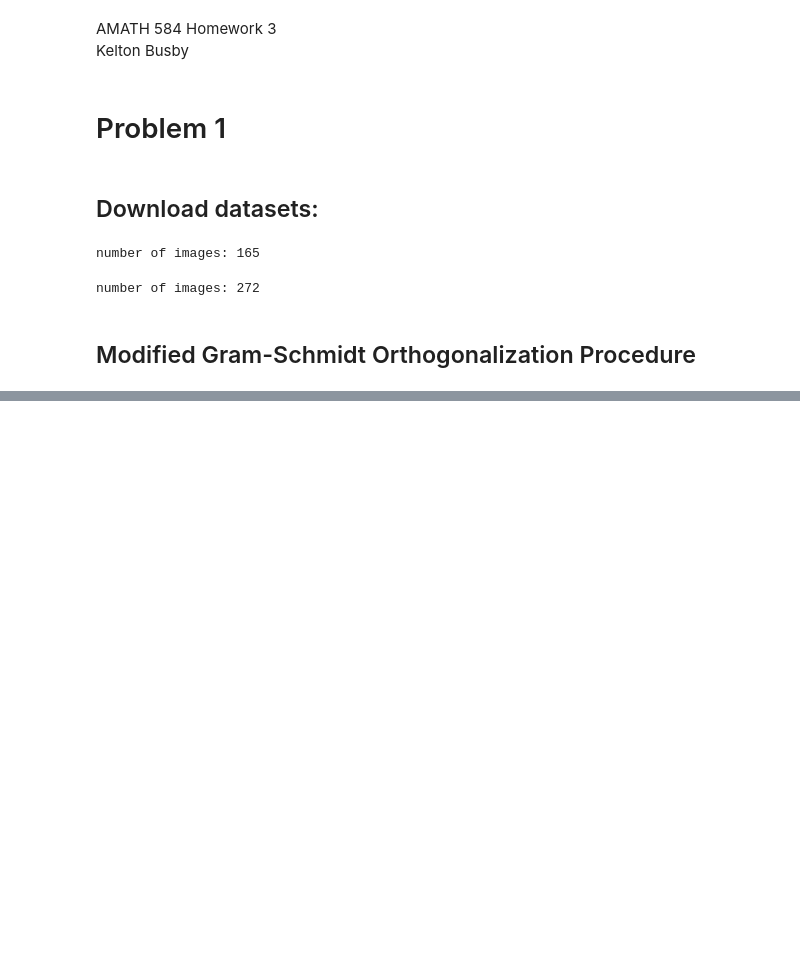
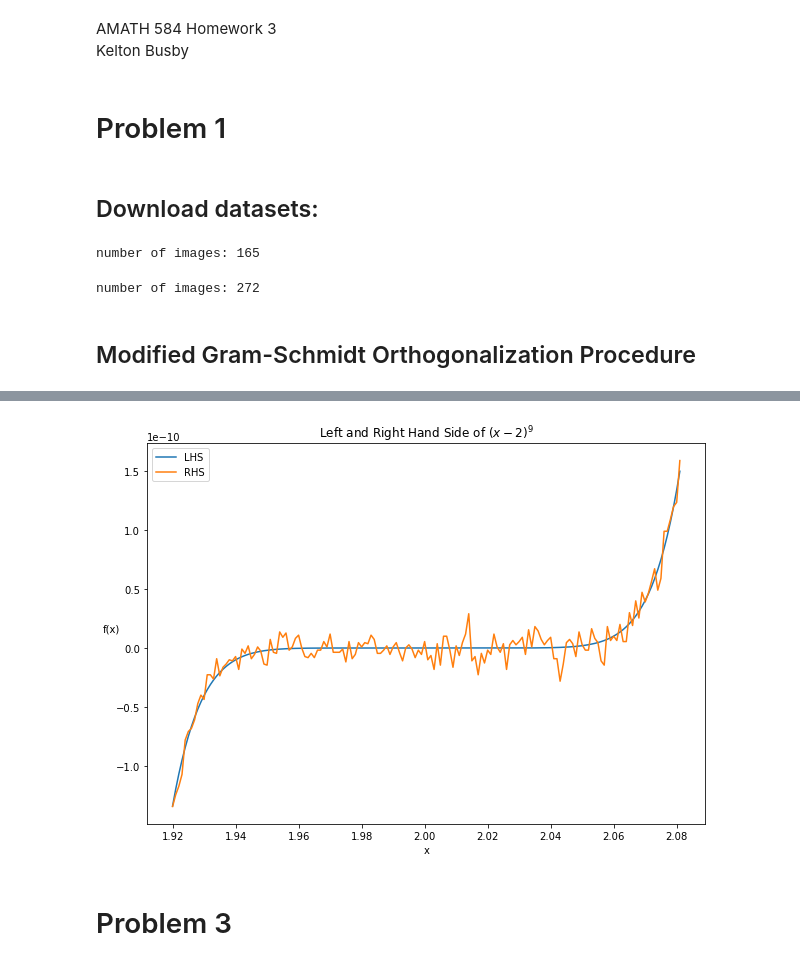
Before and after one commit to busbykt/AMATH584, a Jupyter notebook: Homework/hw3/hw3.ipynb, the cells around one changed output, grey strips where cells are left out. Drawn from its saved outputs; the diff is of its cells as text; code cells hidden in the pictures; blank space fills up the shorter version.

```diff
--- a/Homework/hw3/hw3.ipynb
+++ b/Homework/hw3/hw3.ipynb
@@ -154,0 +235,20 @@ spl.qr(A)
+# %%
+def f(x):
+    return (x-2)**9
+
+def f2(x):
+    return x**9-18*x**8+144*x**7-672*x**6+2016*x**5-4032*x**4+5376*x**3-4608*x**2+2304*x-512
+# %%
+dx=.001
+x = np.arange(1.92,2.08+dx,dx)
+# %%
+plt.figure(figsize=[10,7])
+plt.plot(x,f(x), label='LHS')
+plt.plot(x,f2(x), label='RHS')
+plt.xlabel('x'); plt.ylabel('f(x)', rotation=0)
+plt.title('Left and Right Hand Side of $(x-2)^9$');
+plt.legend();
+# %% [output]
+[figure, added]
+# %% [markdown]
+# Problem 3
```
Also changed, not shown: parts of 29 cells of this notebook, 9 other files.
